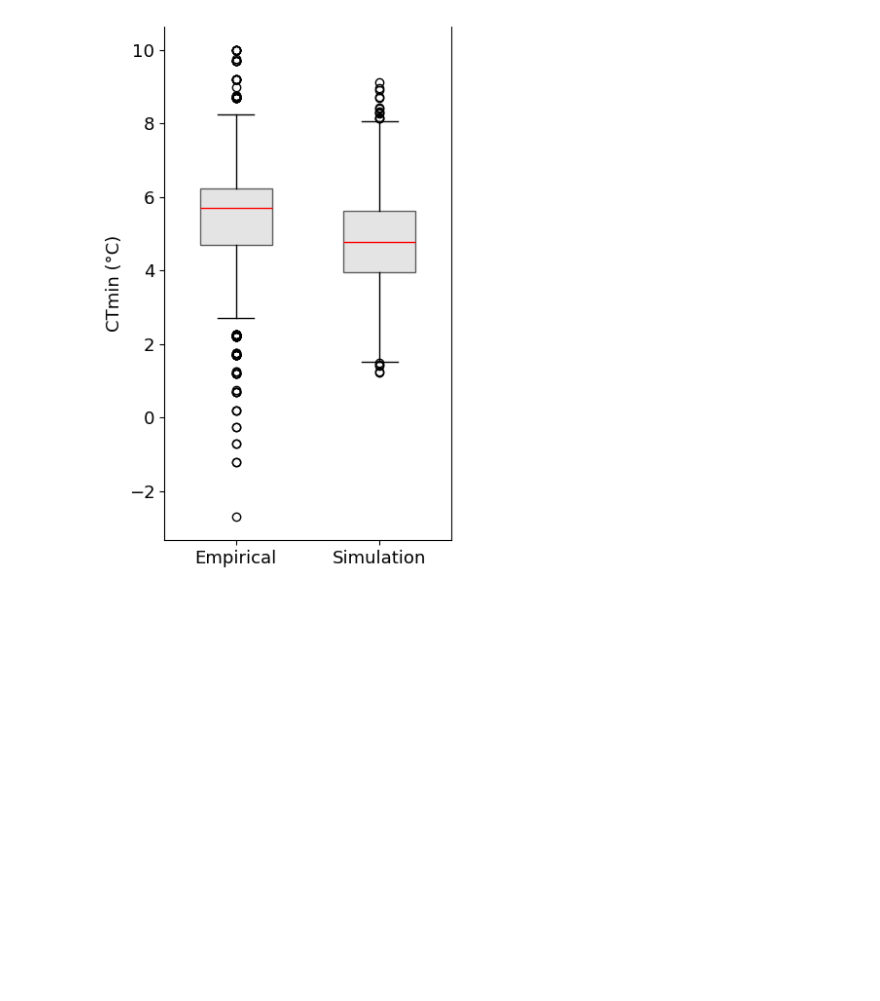
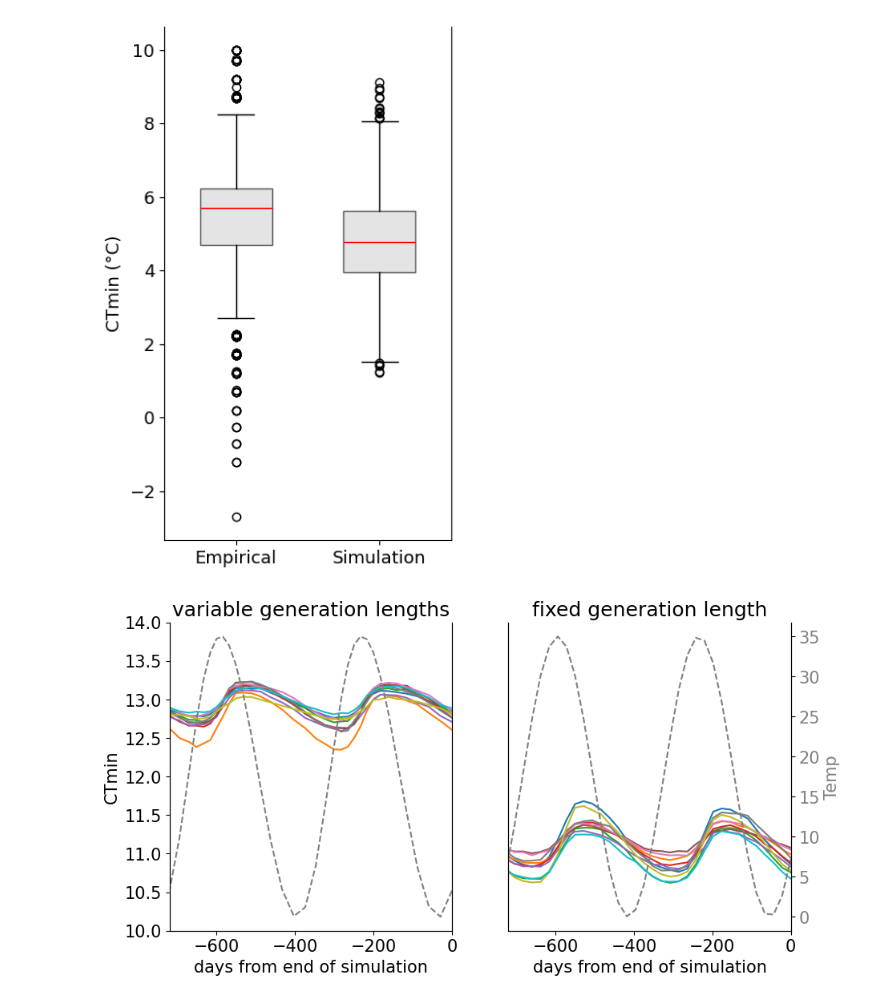
Before and after one commit to jiseonmin/TPC_evolution_SLiM, a Jupyter notebook: notebooks/Main_figures.ipynb, the cells around one changed output. Cells and saved outputs as stored; diff of their text form; code cells hidden in the pictures; blank space fills up the shorter version.

```diff
--- a/notebooks/Main_figures.ipynb
+++ b/notebooks/Main_figures.ipynb
@@ -587,3 +684,43 @@ if __name__ == '__main__':
 # %% [output]
 [figure]
 [figure]
+# %%
+# Figure 6
+
+sine3_params = pd.read_csv("../scripts/01_prepare_input_parameters/sine3_params.csv")
+kinds = ['T', 'F']
+fig, ax = plt.subplots(nrows=1, ncols=2, figsize=(10, 5))
+
+ax2 = [None, None]
+def plot_sine3(row):
+    if row.seed < 10:
+        if os.path.isfile(f"{datadir}/{row.OUTNAME}.trees"):
+            log = pd.read_csv(f"{datadir}/{row.OUTNAME}.txt")
+            i = kinds.index(row.GEN_LEN_DEPENDS_ON_TEMP)
+            ax.flat[i].plot(log.day - max(log.day), log.CTmin_mean)
+        if row.seed == 0:
+            ax2[i] = ax[i].twinx()
+            ax2[i].plot(log.day - max(log.day), log.Temp, color="grey", linestyle="--")
+            ax2[i].tick_params(axis='y', labelcolor='grey')
+
+sine3_params.apply(plot_sine3, axis=1)
+
+for i, kind in enumerate(['T', 'F']):
+    ax.flat[i].set_xlim((-720, 0))
+    ax.flat[i].set_ylim((10, 14))
+    ax[i].set_xlabel("days from end of simulation")
+    if kind == 'T':
+        ax[i].set_title("variable generation lengths")
+    else:
+        ax[i].set_title("fixed generation length")
+    if i != 0:
+        ax[i].set_yticks([])
+    if i != 1:
+        ax2[i].set_yticks([])
+ax[0].set_ylabel('CTmin')
+ax2[1].set_ylabel('Temp', color='grey')
+
+
+fig.savefig("../figures/variable_vs_fixed_gen.png", bbox_inches='tight')
+# %% [output]
+[figure, added]
```
Also changed, not shown: parts of 9 cells of this notebook, 5 other files.
